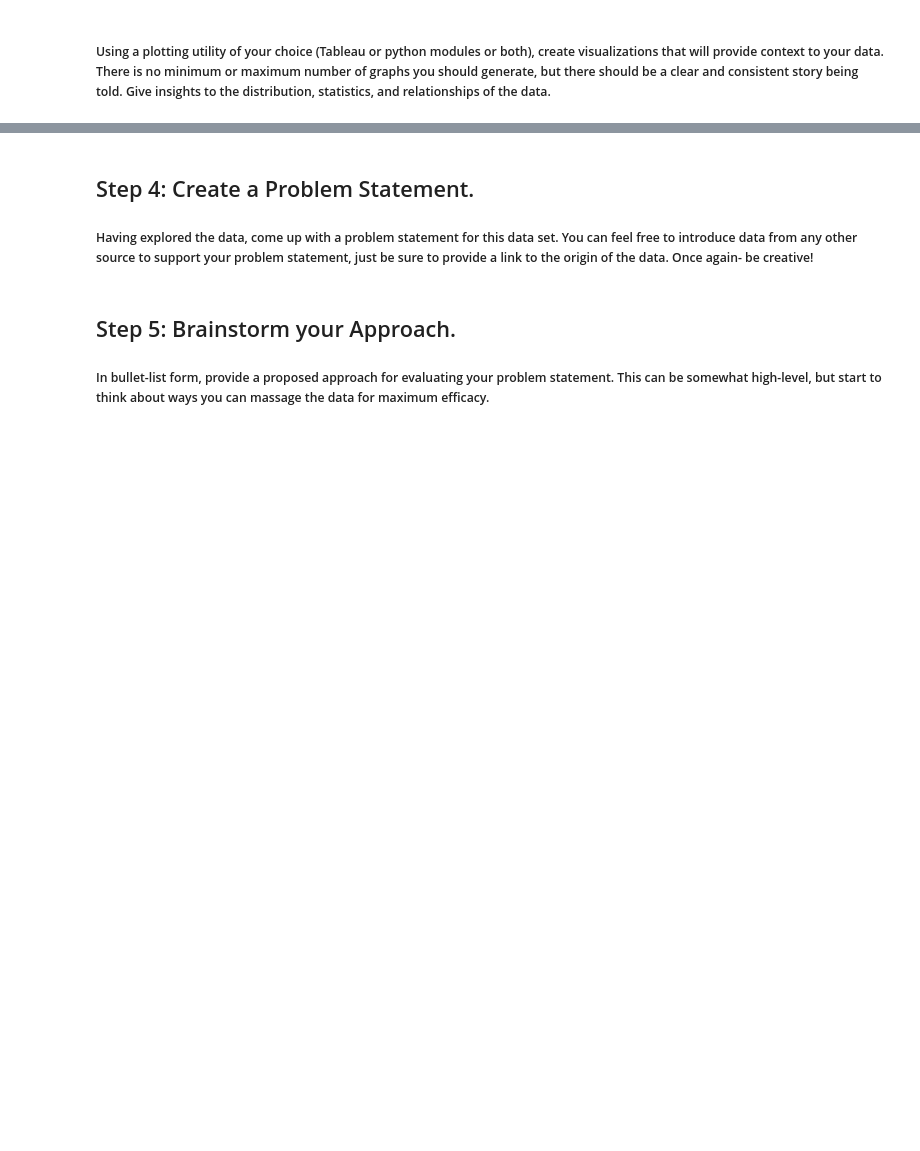
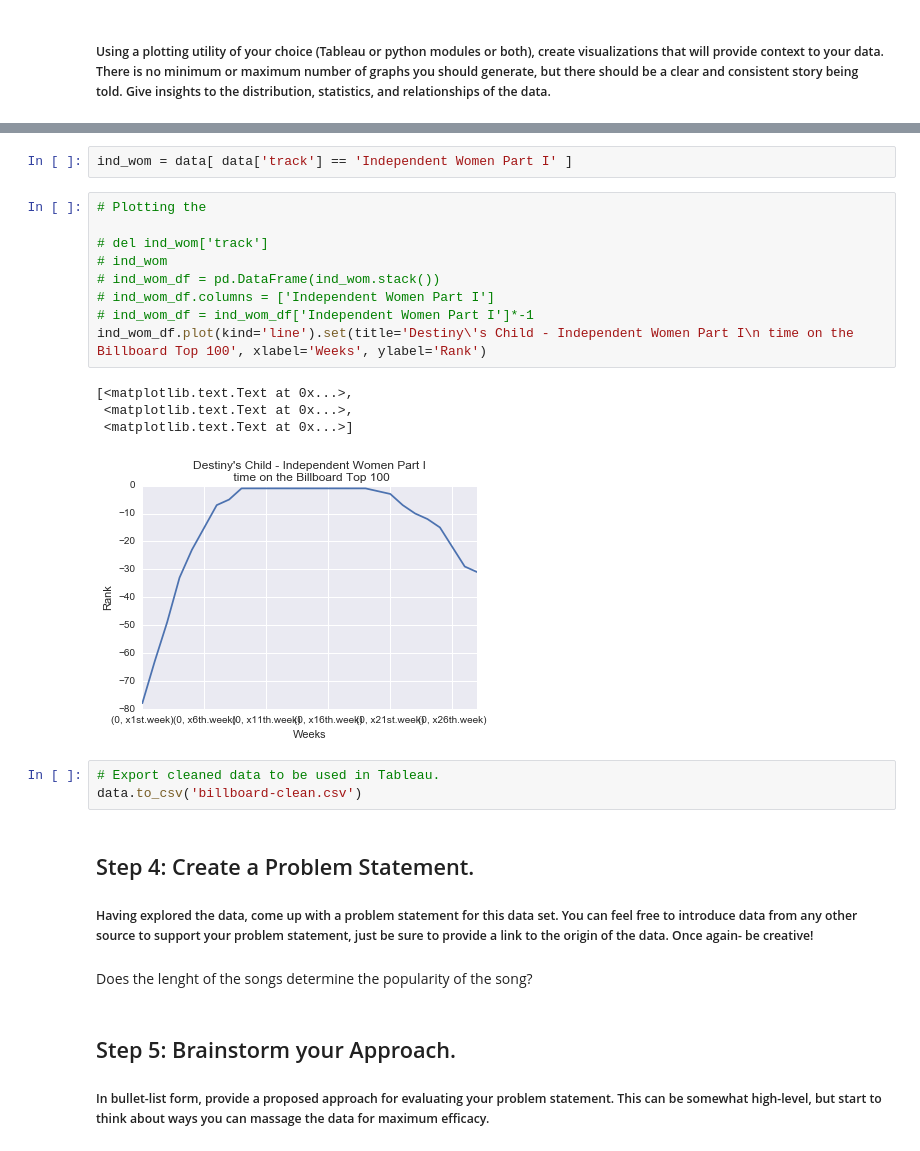
Before and after one commit to isaacmoore/DSI_SM_Project2, a Jupyter notebook: project_2-IsaacMoore.ipynb, the cells around one changed output, grey strips where cells are left out. Cells and saved outputs as stored; diff of their text form; blank space fills up the shorter version.

```diff
--- a/project_2-IsaacMoore.ipynb
+++ b/project_2-IsaacMoore.ipynb
@@ -193,7 +453,28 @@ To be changed:
+# %%
+ind_wom = data[ data['track'] == 'Independent Women Part I' ]
+# %%
+# Plotting the
+
+# del ind_wom['track']
+# ind_wom
+# ind_wom_df = pd.DataFrame(ind_wom.stack())
+# ind_wom_df.columns = ['Independent Women Part I']
+# ind_wom_df = ind_wom_df['Independent Women Part I']*-1
+ind_wom_df.plot(kind='line').set(title='Destiny\'s Child - Independent Women Part I\n time on the Billboard Top 100', xlabel='Weeks', ylabel='Rank')
+# %% [output]
+[<matplotlib.text.Text at 0x...>,
+ <matplotlib.text.Text at 0x...>,
+ <matplotlib.text.Text at 0x...>]
+[figure, added]
+# %%
+# Export cleaned data to be used in Tableau.
+data.to_csv('billboard-clean.csv')
 # %% [markdown]
 ## Step 4: Create a Problem Statement.
 
 ##### Having explored the data, come up with a problem statement for this data set. You can feel free to introduce data from any other source to support your problem statement, just be sure to provide a link to the origin of the data. Once again- be creative!
+# %% [markdown]
+Does the lenght of the songs determine the popularity of the song?
 # %% [markdown]
 ## Step 5: Brainstorm your Approach.
 ##### In bullet-list form, provide a proposed approach for evaluating your problem statement. This can be somewhat high-level, but start to think about ways you can massage the data for maximum efficacy.
```
Also changed, not shown: parts of 54 cells of this notebook, 4 other files.
